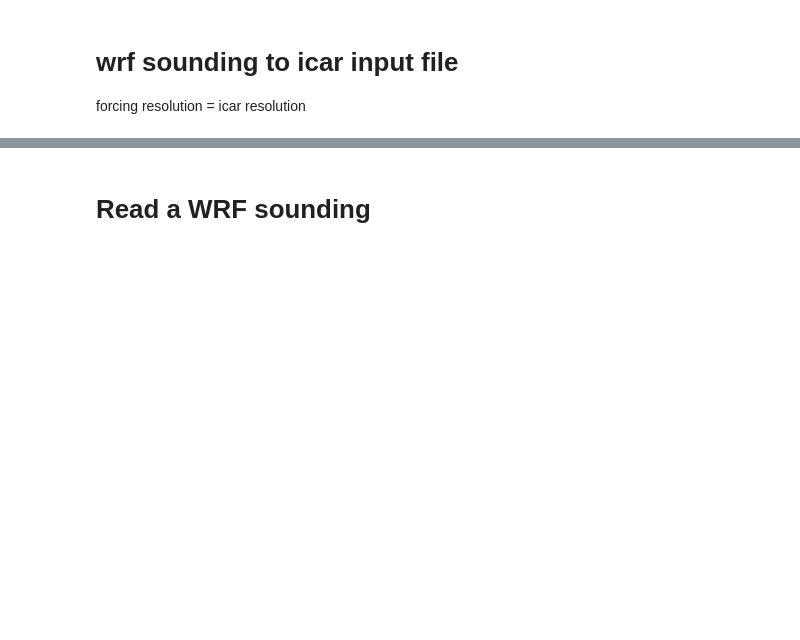
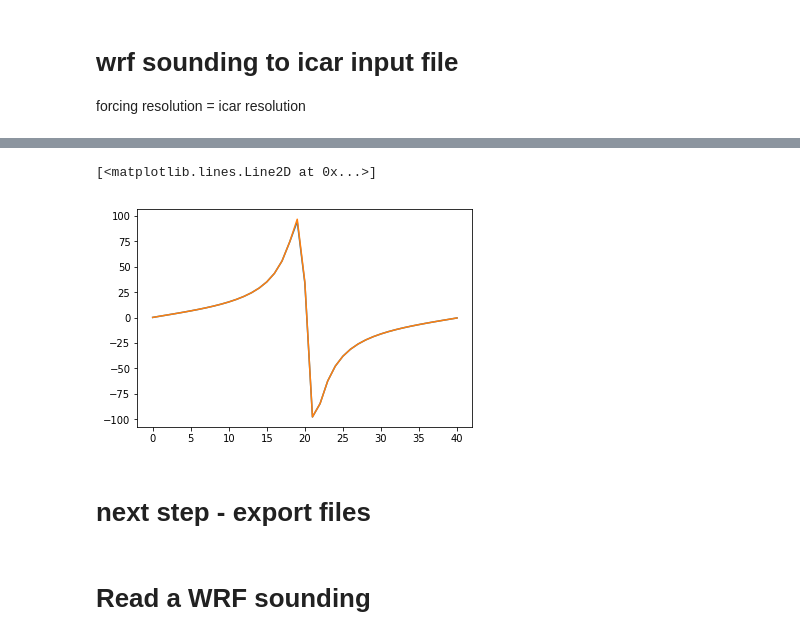
Before and after one commit to johanneshorak/ICAR-idealized_input, a Jupyter notebook: wrf_sounding.ipynb, the cells around one changed output, grey strips where cells are left out. Saved outputs shown, nothing was run; the diff lists cells and outputs as text; code cells hidden in the pictures; blank space fills up the shorter version.

```diff
--- a/wrf_sounding.ipynb
+++ b/wrf_sounding.ipynb
@@ -362,0 +411,12 @@ for k in range(nx):
+# %%
+pp_lr_extracted = np.zeros(len(hgt_m[0,::nrz]))
+for nh,h in enumerate(hgt_m[0,::nrz]):
+    zpos = np.abs(ph[0,:,0,nh]-h).argmin()
+    #print(h,' ',nh,' ',zpos)
+    pp_lr_extracted[nh] = pp_lr[zpos,0,nh]
+# %%
+plt.plot(pp_lr_extracted)
+plt.plot(pp_lr[0,0,:])
+# %% [output]
+[<matplotlib.lines.Line2D at 0x...>]
+[figure, added]
@@ -363,3 +429,5 @@ for k in range(nx):
+# %% [markdown]
+# next step - export files
 # %%
 icar_sounding_ds	= xa.Dataset(
                         data_vars={
```
Also changed, not shown: parts of 22 cells of this notebook.
